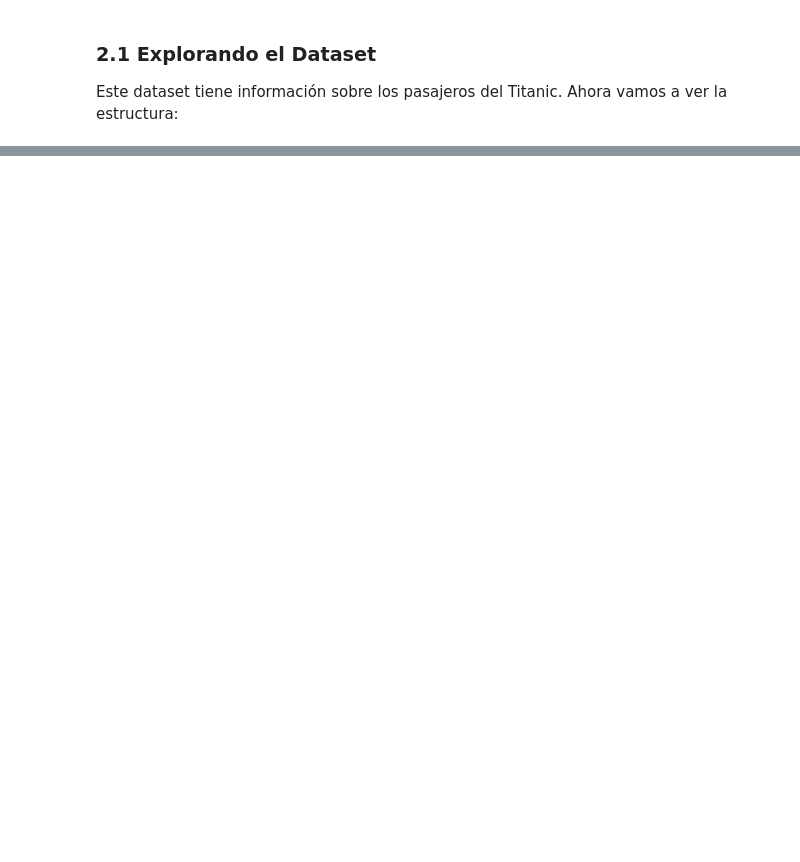
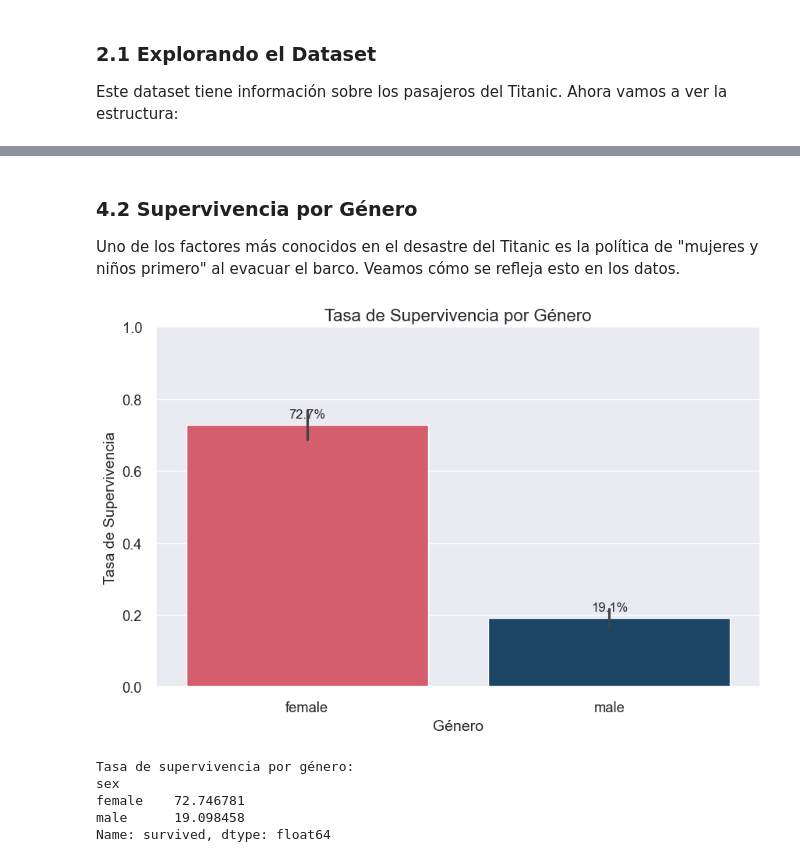
Before and after one commit to frank-rod/analisis_titanic, a Jupyter notebook: analisis_titanic.ipynb, the cells around one changed output, grey strips where cells are left out. Cells and saved outputs as stored; diff of their text form; code cells hidden in the pictures; blank space fills up the shorter version.

Commit message:
Subir análisis completo y archivos actualizados

```diff
--- a/analisis_titanic.ipynb
+++ b/analisis_titanic.ipynb
@@ -52,0 +287,21 @@ Este dataset tiene información sobre los pasajeros del Titanic. Ahora vamos a v
+# %%
+# Creo una nueva variable para Cabin
+print("Valores nulos en 'cabin':")
+print(df_cleaned['cabin'].isnull().sum())
+print(f"Porcentaje de valores nulos en 'cabin': {df_cleaned['cabin'].isnull().mean() * 100:.2f}%")
+
+# Agrego la variable que indica si el pasajero tiene información de cabina
+df_cleaned['has_cabin'] = df_cleaned['cabin'].notna().astype(int)
+
+# Verificamos la distribución de la nueva variable
+print("\nDistribución de 'has_cabin':")
+print(df_cleaned['has_cabin'].value_counts())
+print(f"Porcentaje de pasajeros con cabina conocida: {df_cleaned['has_cabin'].mean() * 100:.2f}%")
+
+# Verificamos que todas las imputaciones se hayan realizado correctamente
+print("\nValores nulos actualizados en las columnas principales:")
+print(df_cleaned[['age', 'embarked', 'fare', 'has_cabin']].isnull().sum())
+
+# Mostrar las primeras filas del DataFrame limpio
+print("\nPrimeras filas del DataFrame después de la limpieza:")
+df_cleaned.head()
@@ -52,0 +516,31 @@ Este dataset tiene información sobre los pasajeros del Titanic. Ahora vamos a v
+# %% [markdown]
+### 4.2 Supervivencia por Género
+
+Uno de los factores más conocidos en el desastre del Titanic es la política de "mujeres y niños primero" al evacuar el barco. Veamos cómo se refleja esto en los datos.
+# %%
+# Tasa de supervivencia por género
+gender_survival = df_cleaned.groupby('sex')['survived'].mean().sort_values(ascending=False) * 100
+
+# Me gusta crear graficas, en este caso para ver la tasa de supervivencia por genero
+plt.figure(figsize=(10, 6))
+ax = sns.barplot(x='sex', y='survived', data=df_cleaned, palette=['#e84a5f', '#0f4571'])
+
+# Añadir etiquetas de porcentaje
+for i, rate in enumerate(gender_survival):
+    ax.text(i, rate/100 + 0.02, f'{rate:.1f}%', ha='center', fontsize=12)
+
+plt.title('Tasa de Supervivencia por Género', fontsize=16)
+plt.xlabel('Género', fontsize=14)
+plt.ylabel('Tasa de Supervivencia', fontsize=14)
+plt.ylim(0, 1.0)
+plt.show()
+
+print("Tasa de supervivencia por género:")
+print(gender_survival)
+# %% [output]
+[figure, added]
+Tasa de supervivencia por género:
+sex
+female    72.746781
+male      19.098458
+Name: survived, dtype: float64
```
Also changed, not shown: parts of 39 cells of this notebook, 6 other files.
